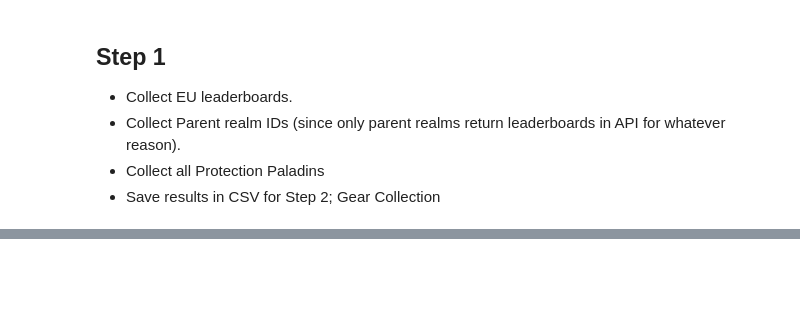
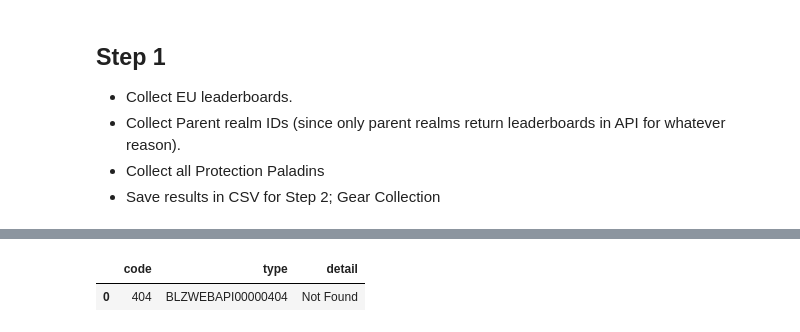
Before and after one commit to patricklowe/Mythic_Tanking, a Jupyter notebook: Step_1.ipynb, the cells around one changed output, grey strips where cells are left out. Saved outputs shown, nothing was run; the diff lists cells and outputs as text; code cells hidden in the pictures; blank space fills up the shorter version.

```diff
--- a/Step_1.ipynb
+++ b/Step_1.ipynb
@@ -108,0 +69,26 @@ connected_realms.to_csv('parent_realms.csv',index=False)
+# %%
+# PvP Leaderboards
+
+def twoVtwo():
+    # 2v2
+    search1 = "https://eu.api.blizzard.com/data/wow/pvp-season/26/pvp-leaderboard/2v2?namespace=dynamic-eu&locale=en_GB&access_token="+token
+    response = requests.get(search)
+    return response.json()
+
+def threeVthree():
+    # 3v3
+    search2 = "https://eu.api.blizzard.com/data/wow/pvp-season/27/pvp-leaderboard/3v3?namespace=dynamic-eu&locale=en_GB&access_token="+token
+    response = requests.get(search)
+    return response.json()
+
+def rbg():
+    # rgb
+    search = "https://eu.api.blizzard.com/data/wow/pvp-season/27/pvp-leaderboard/rgb?namespace=dynamic-eu&locale=en_GB&access_token="+token
+    response = requests.get(search)
+    return response.json()
+# %%
+data = pd.json_normalize( twoVtwo() )
+data
+# %% [output]
+|  | code | type | detail |
+| 0 | 404 | BLZWEBAPI00000404 | Not Found |
```
Also changed, not shown: parts of 3 cells of this notebook, 11 other files.
